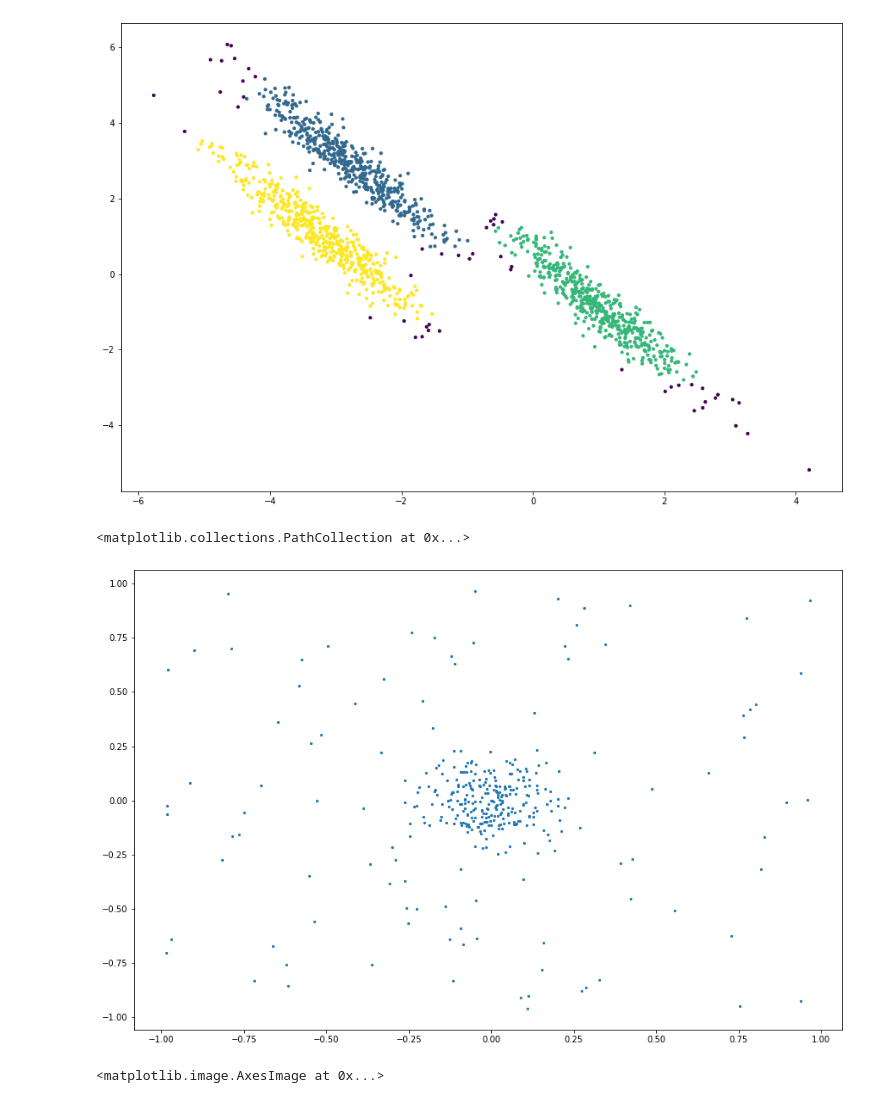
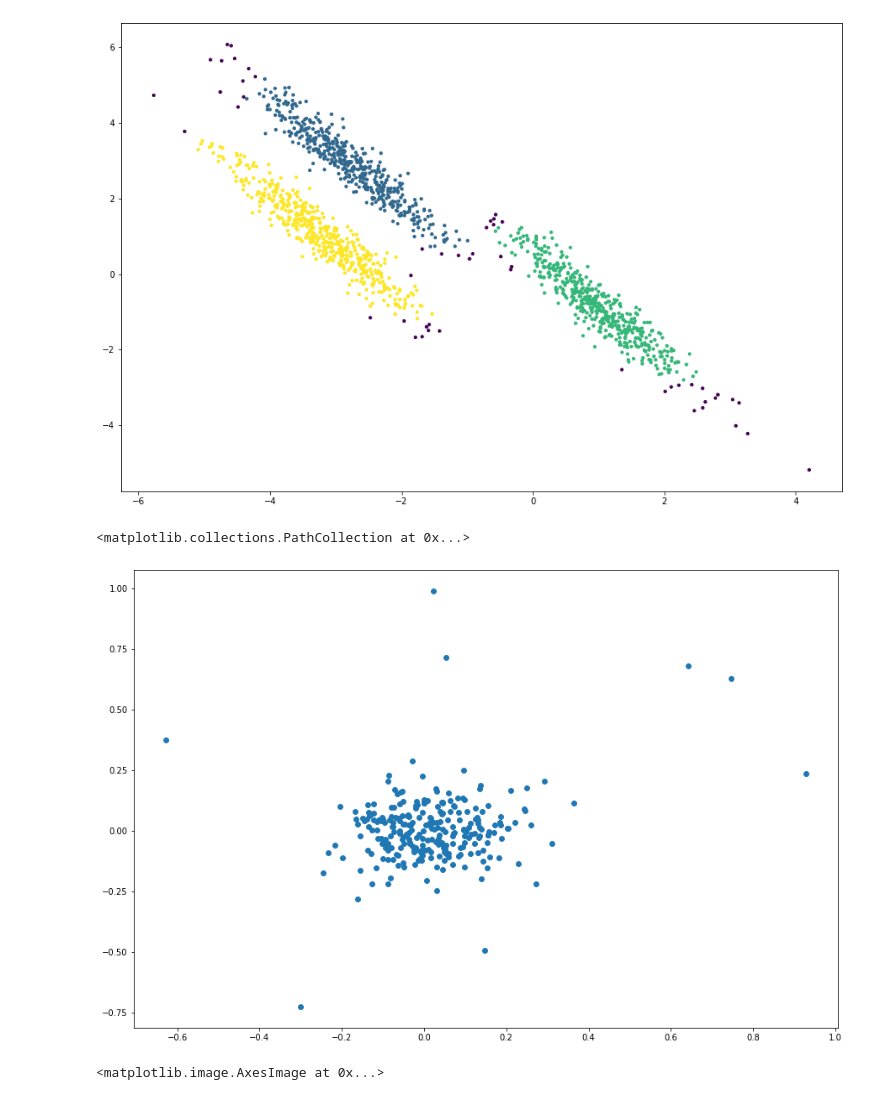
Before and after one commit to rolisz/presentations, a Jupyter notebook: Gen plots.ipynb, the cells around one changed output. Cells and saved outputs as stored; diff of their text form; code cells hidden in the pictures.

```diff
--- a/Gen plots.ipynb
+++ b/Gen plots.ipynb
@@ -102,13 +102,13 @@ n_inliers = n_samples - n_outliers
 blobs_params = dict( n_samples=n_inliers, n_features=2)
 # %%
 X = np.vstack([make_blobs(centers=[[0, 0], [0, 0]], cluster_std=0.1,
-               **blobs_params)[0], np.random.uniform(-1, 1, size=(100, 2))])
+               **blobs_params)[0], np.random.uniform(-1, 1, size=(10, 2))])
 # %%
 plt.figure(figsize=(15,10))
-plt.scatter(X[:, 0], X[:, 1], s=5, )
+plt.scatter(X[:, 0], X[:, 1], s=35, )
 # %% [output]
 <matplotlib.collections.PathCollection at 0x...>
-[figure, old version]
+[figure, new version]
 # %%
 X, y=datasets.load_digits(return_X_y=True)
 # %%
```
Also changed, not shown: parts of 4 cells of this notebook.
